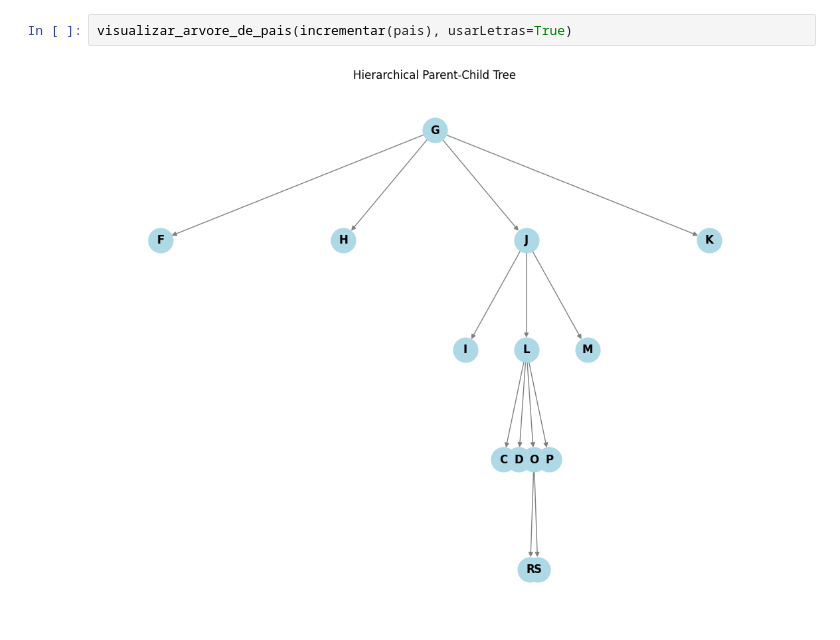
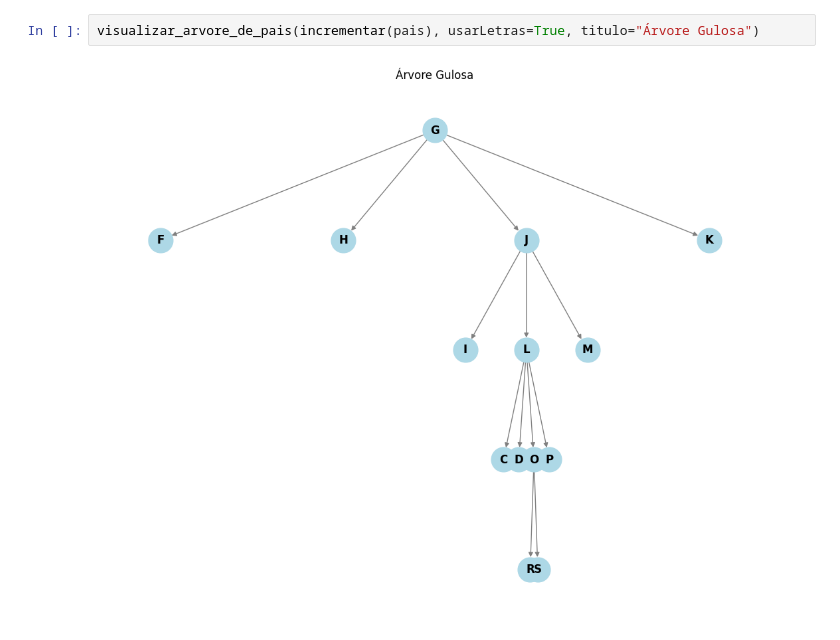
Before and after one commit to rolim520/Algoritmos-Inteligencia-Computacional, a Jupyter notebook: gulosa.ipynb, the cells around one changed output. Cells and saved outputs as stored; diff of their text form.

```diff
--- a/gulosa.ipynb
+++ b/gulosa.ipynb
@@ -66,4 +68,4 @@ Descobertos:  ['G', 'F', 'H', 'J', 'K', 'I', 'L', 'M', 'C', 'D', 'O', 'P', 'R',
 # %%
-visualizar_arvore_de_pais(incrementar(pais), usarLetras=True)
+visualizar_arvore_de_pais(incrementar(pais), usarLetras=True, titulo="Árvore Gulosa")
 # %% [output]
-[figure, old version]
+[figure, new version]
```
Also changed, not shown: parts of 2 cells of this notebook, 9 other files.
